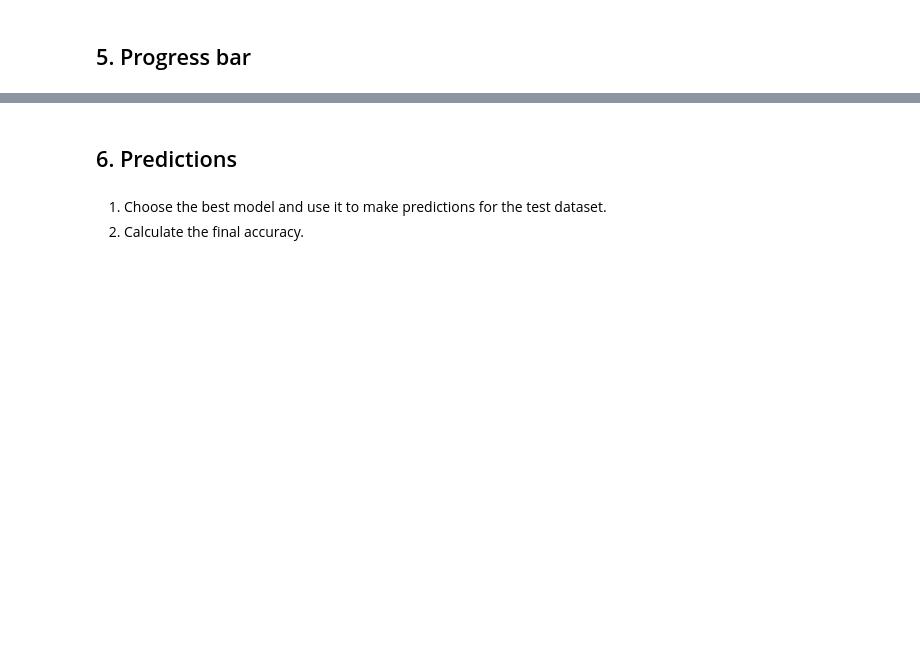
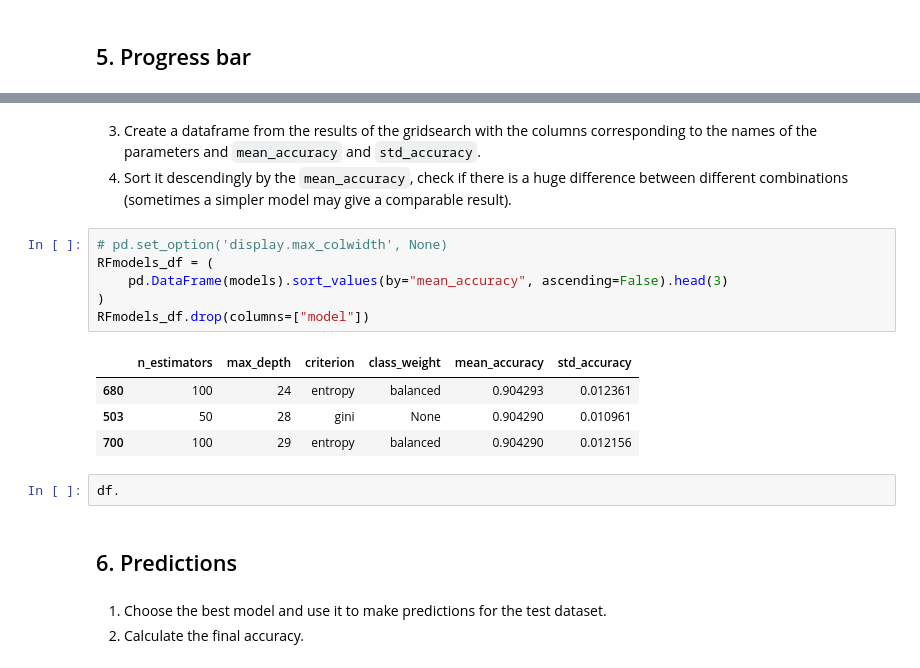
Before and after one commit to RunForJoy/ml-regularization-ensembles-pipelines, a Jupyter notebook: src/ex01/01_gridsearch.ipynb, the cells around one changed output, grey strips where cells are left out. Saved outputs shown, nothing was run; the diff lists cells and outputs as text; blank space fills up the shorter version.

```diff
--- a/src/ex01/01_gridsearch.ipynb
+++ b/src/ex01/01_gridsearch.ipynb
@@ -205,3 +274,19 @@ Gridsearch can be a quite long process and you may find yourself wondering when
+# %% [markdown]
+3. Create a dataframe from the results of the gridsearch with the columns corresponding to the names of the parameters and `mean_accuracy` and `std_accuracy`.
+4. Sort it descendingly by the `mean_accuracy`, check if there is a huge difference between different combinations (sometimes a simpler model may give a comparable result).
+# %%
+# pd.set_option('display.max_colwidth', None)
+RFmodels_df = (
+    pd.DataFrame(models).sort_values(by="mean_accuracy", ascending=False).head(3)
+)
+RFmodels_df.drop(columns=["model"])
+# %% [output]
+|  | n_estimators | max_depth | criterion | class_weight | mean_accuracy | std_accuracy |
+| 680 | 100 | 24 | entropy | balanced | 0.904293 | 0.012361 |
+| 503 | 50 | 28 | gini | None | 0.904290 | 0.010961 |
+| 700 | 100 | 29 | entropy | balanced | 0.904290 | 0.012156 |
+# %%
+df.
 # %% [markdown]
 ## 6. Predictions
 # %% [markdown]
```
Also changed, not shown: parts of 8 cells of this notebook, 1 other file.
